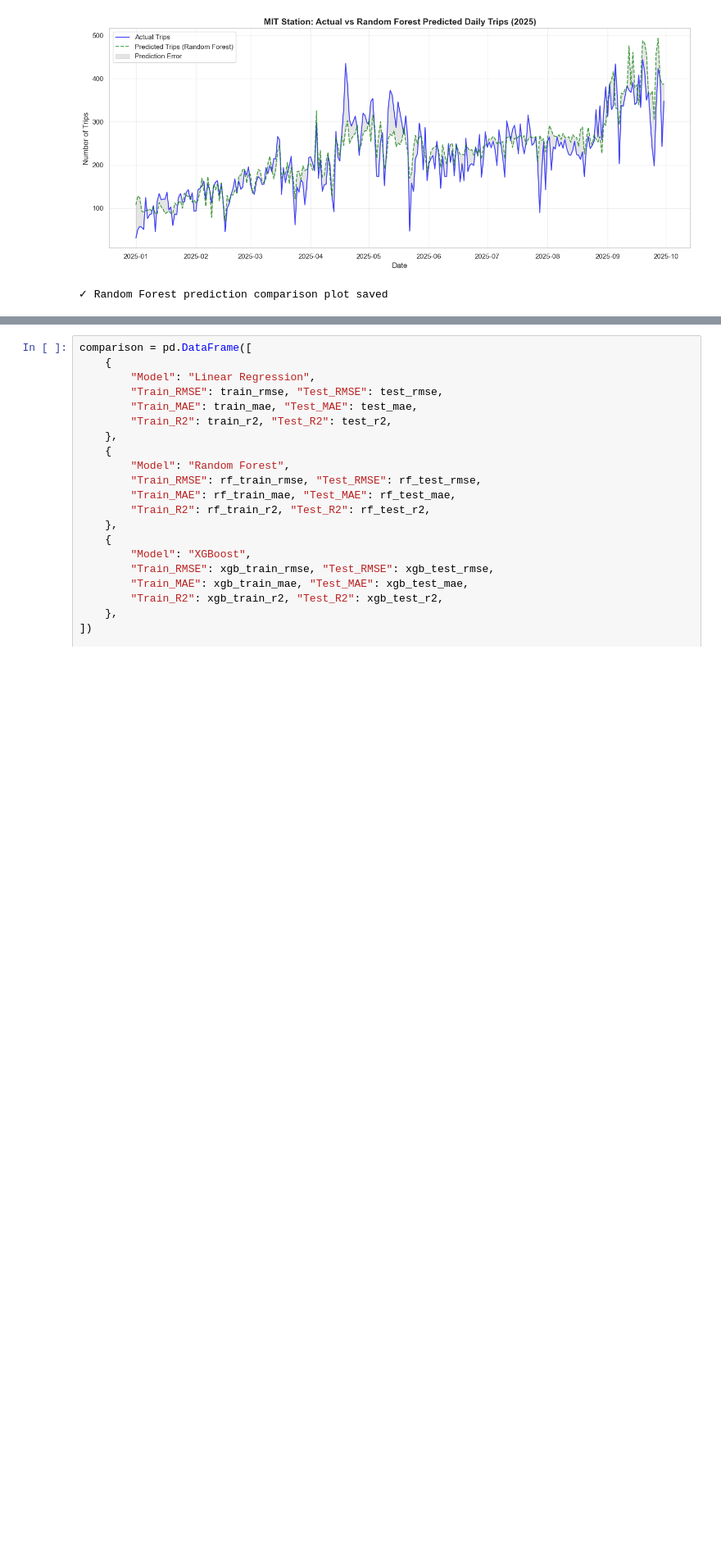
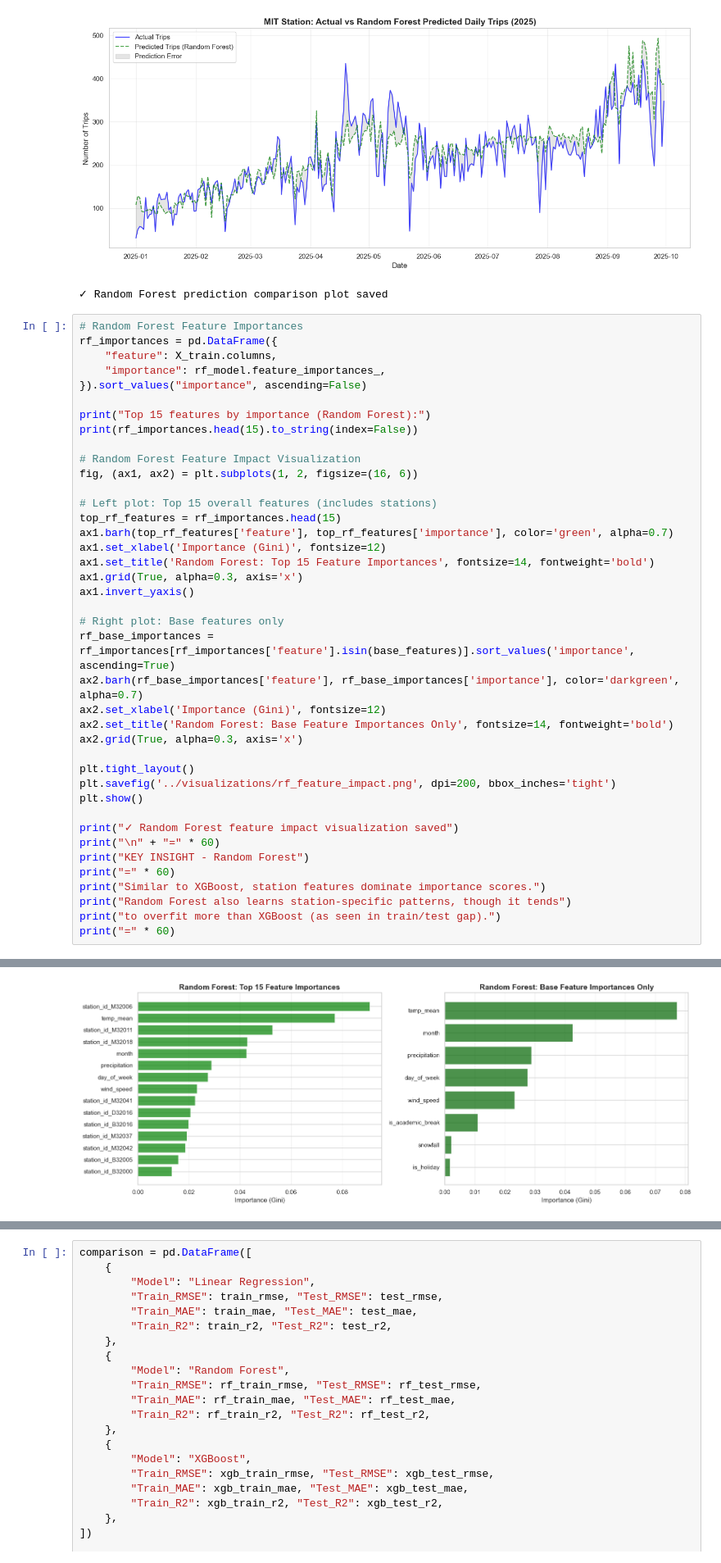
Before and after one commit to julianl05/506-final-project, a Jupyter notebook: notebooks/03_modeling.ipynb, the cells around one changed output, grey strips where cells are left out. Shown at 82% size. Cells and saved outputs as stored; diff of their text form; blank space fills up the shorter version.

```diff
--- a/notebooks/03_modeling.ipynb
+++ b/notebooks/03_modeling.ipynb
@@ -1062,3 +1178,44 @@ print("✓ Random Forest prediction comparison plot saved")
 # %% [output]
 [figure]
 ✓ Random Forest prediction comparison plot saved
+# %%
+# Random Forest Feature Importances
+rf_importances = pd.DataFrame({
+    "feature": X_train.columns,
+    "importance": rf_model.feature_importances_,
+}).sort_values("importance", ascending=False)
+
+print("Top 15 features by importance (Random Forest):")
+print(rf_importances.head(15).to_string(index=False))
+
+# Random Forest Feature Impact Visualization
+fig, (ax1, ax2) = plt.subplots(1, 2, figsize=(16, 6))
+
+# Left plot: Top 15 overall features (includes stations)
+top_rf_features = rf_importances.head(15)
+ax1.barh(top_rf_features['feature'], top_rf_features['importance'], color='green', alpha=0.7)
+ax1.set_xlabel('Importance (Gini)', fontsize=12)
+ax1.set_title('Random Forest: Top 15 Feature Importances', fontsize=14, fontweight='bold')
+ax1.grid(True, alpha=0.3, axis='x')
+ax1.invert_yaxis()
+
+# Right plot: Base features only
+rf_base_importances = rf_importances[rf_importances['feature'].isin(base_features)].sort_values('importance', ascending=True)
+ax2.barh(rf_base_importances['feature'], rf_base_importances['importance'], color='darkgreen', alpha=0.7)
+ax2.set_xlabel('Importance (Gini)', fontsize=12)
+ax2.set_title('Random Forest: Base Feature Importances Only', fontsize=14, fontweight='bold')
+ax2.grid(True, alpha=0.3, axis='x')
+
+plt.tight_layout()
+plt.savefig('../visualizations/rf_feature_impact.png', dpi=200, bbox_inches='tight')
+plt.show()
+
+print("✓ Random Forest feature impact visualization saved")
+print("\n" + "=" * 60)
+print("KEY INSIGHT - Random Forest")
+print("=" * 60)
+print("Similar to XGBoost, station features dominate importance scores.")
+print("Random Forest also learns station-specific patterns, though it tends")
+print("to overfit more than XGBoost (as seen in train/test gap).")
+print("=" * 60)
+# %% [output]
@@ -1064,0 +1239 @@ print("✓ Random Forest prediction comparison plot saved")
+[figure, added]
```
Also changed, not shown: parts of 10 cells of this notebook, 8 other files.
